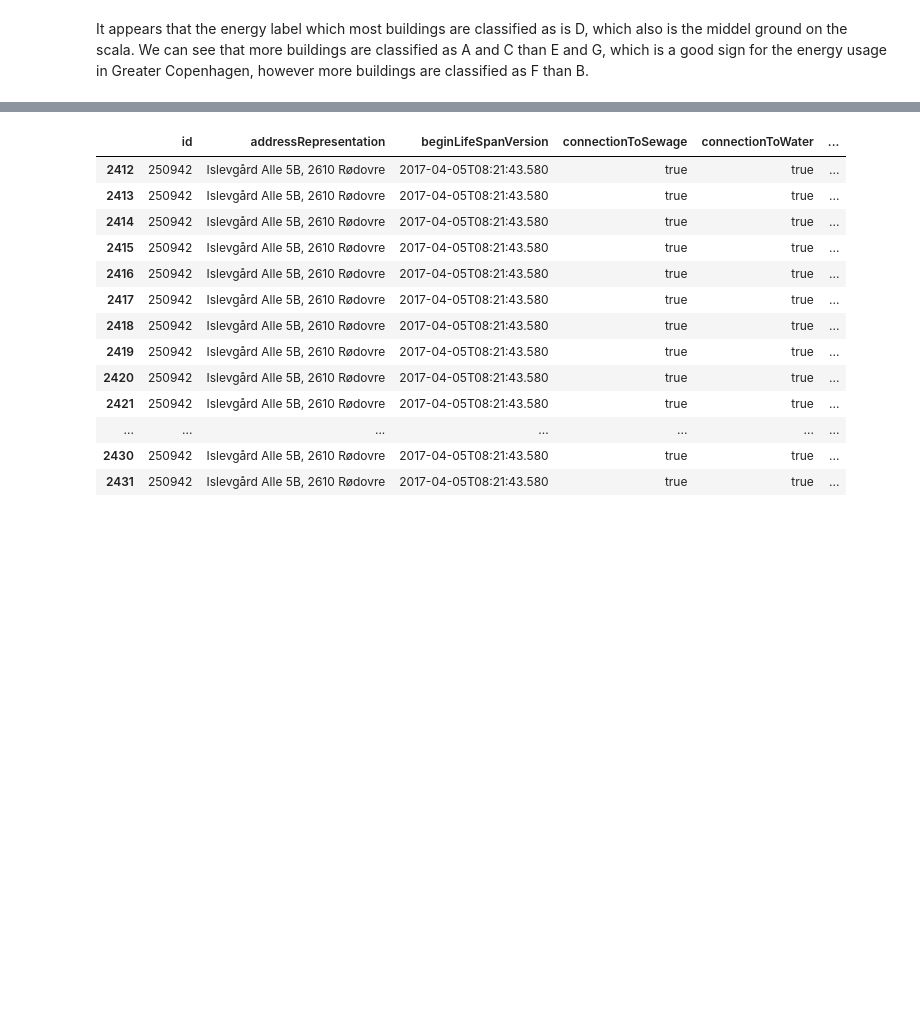
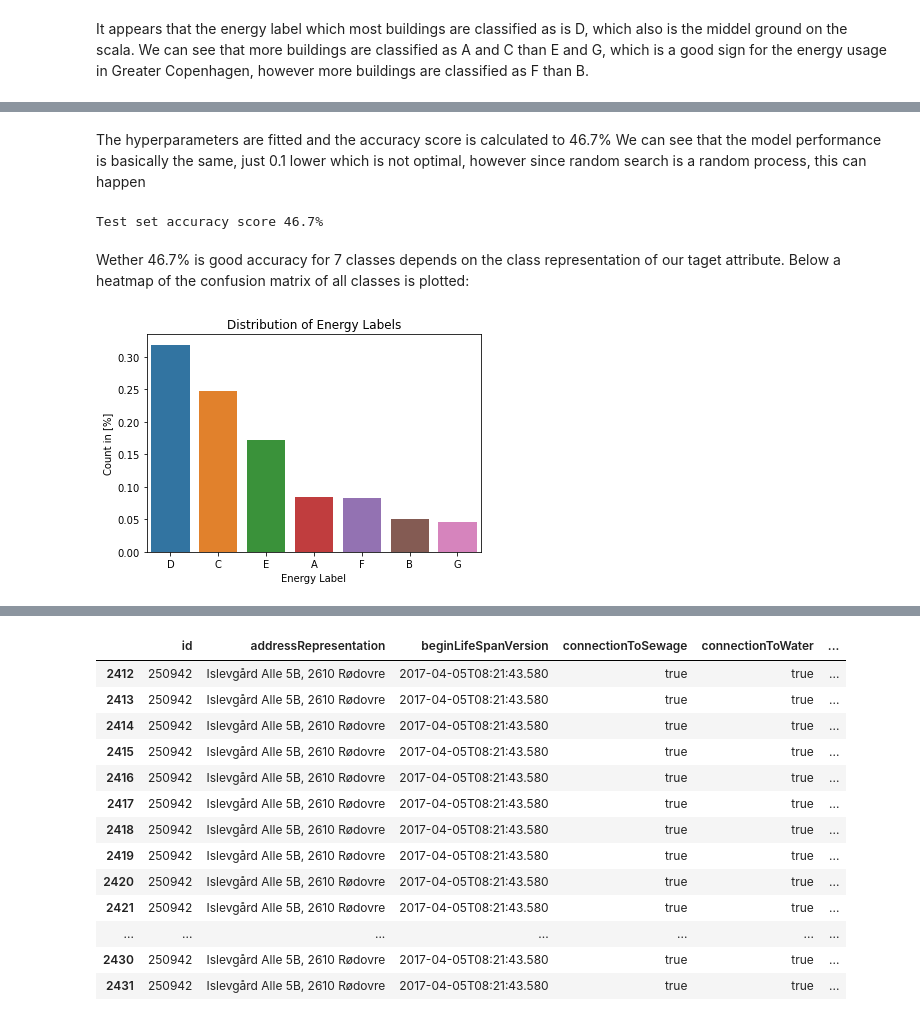
Before and after one commit to oliversvane/DTU_SocialDataProject, a Jupyter notebook: Project_1_exploratory.ipynb, the cells around one changed output, grey strips where cells are left out. Cells and saved outputs as stored; diff of their text form; code cells hidden in the pictures; blank space fills up the shorter version.

```diff
--- a/Project_1_exploratory.ipynb
+++ b/Project_1_exploratory.ipynb
@@ -378,0 +468,10 @@ It appears that the energy label which most buildings are classified as is D, wh
+# %%
+pred_df = df.drop_duplicates(subset=['addressRepresentation'],keep='last') #Drop duplicates, keep the newest / last row
+
+has_been_rennovated=[]#Binary attribute if a building has been rennovated
+for i in range(len(pred_df)):
+    if df.dateOfRenovation_dateOfEvent_anyPoint[i] =="other:unpopulated":
+        has_been_rennovated.append(0)
+    else:
+        has_been_rennovated.append(1)
+pred_df['has_been_rennovated']=has_been_rennovated
@@ -378,0 +513,10 @@ It appears that the energy label which most buildings are classified as is D, wh
+# %%
+pred_df=pred_df.sort_values(by=['EnergyLabelClassification'])
+y=pred_df[y].values
+x=pred_df[X]
+x=pd.get_dummies(x)
+labels=list(x.columns)
+x=x.values
+scaler = StandardScaler()
+x=scaler.fit_transform(x)
+print(np.shape(x))
@@ -378,0 +603,18 @@ It appears that the energy label which most buildings are classified as is D, wh
+# %% [markdown]
+The hyperparameters are fitted and the accuracy score is calculated to 46.7% We can see that the model performance is basically the same, just 0.1 lower which is not optimal, however since random search is a random process, this can happen
+# %%
+y_pred = rs_model.predict(X_test)
+print(f"Test set accuracy score {(np.round(accuracy_score(y_pred,y_test),3)*100)}%")
+# %% [output]
+Test set accuracy score 46.7%
+# %% [markdown]
+Wether 46.7% is good accuracy for 7 classes depends on the class representation of our taget attribute. Below a heatmap of the confusion matrix of all classes is plotted:
+# %%
+sns.barplot(x=pred_df.EnergyLabelClassification.value_counts().index,
+            y=pred_df.EnergyLabelClassification.value_counts(normalize=True),
+)
+plt.title("Distribution of Energy Labels")
+plt.xlabel("Energy Label")
+plt.ylabel("Count in [%]");
+# %% [output]
+[figure, added]
```
Also changed, not shown: parts of 25 cells of this notebook.
